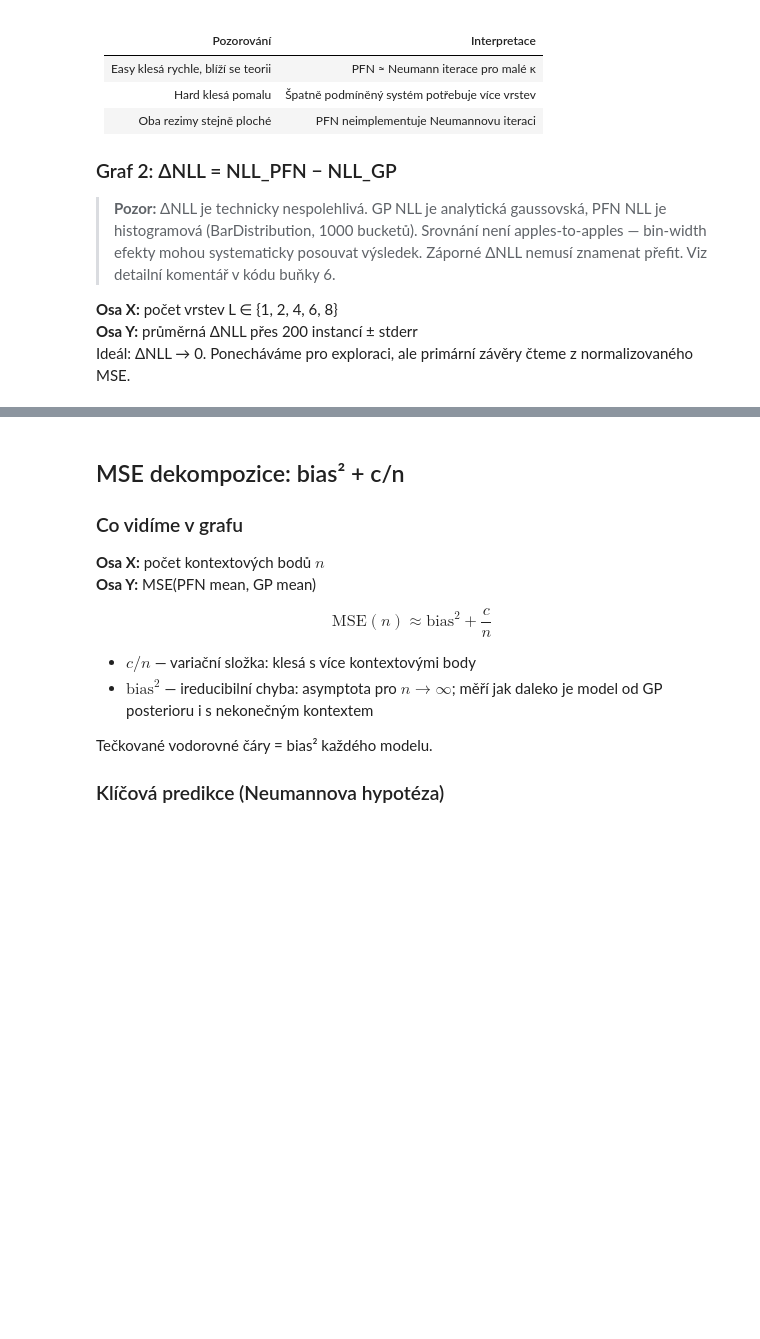
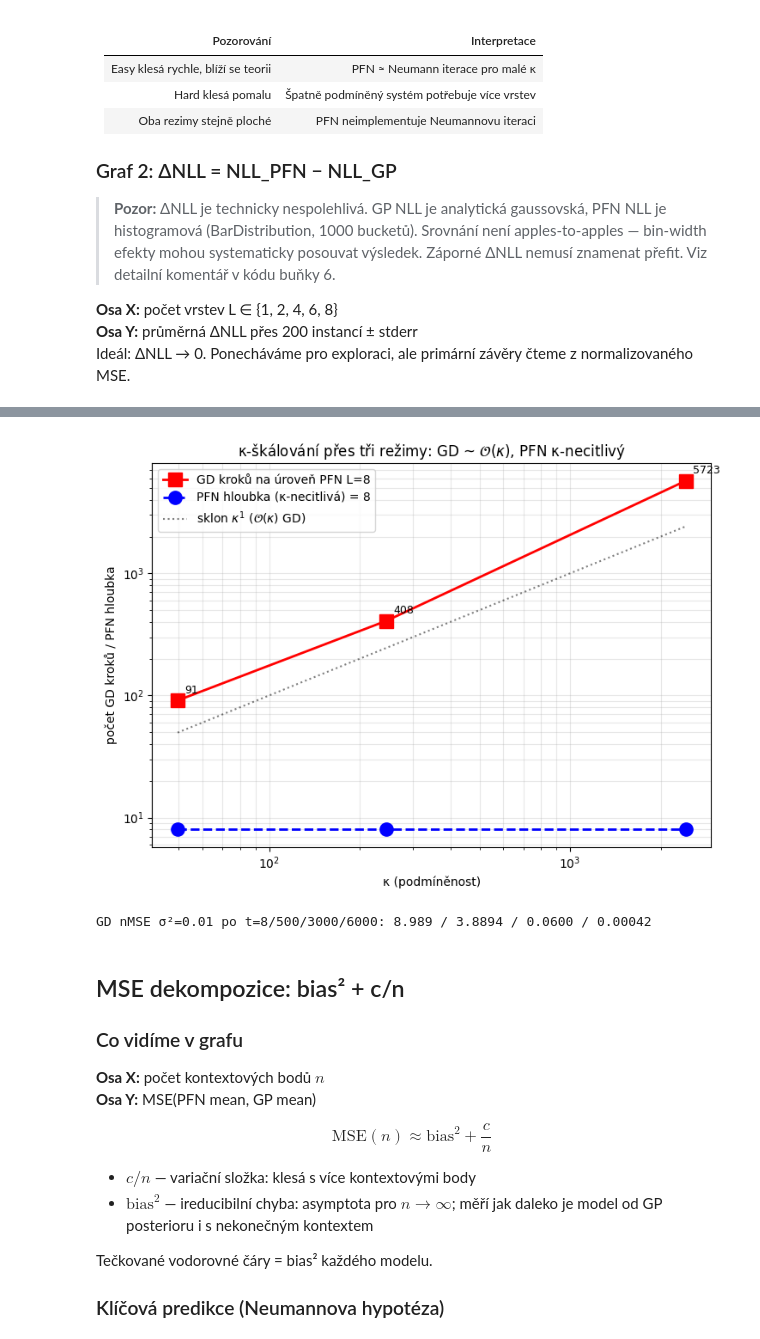
Before and after one commit to gulierus/VU_RG, a Jupyter notebook: experiments/Experiment_2_from_GP2.ipynb, the cells around one changed output, grey strips where cells are left out. Drawn from its saved outputs; the diff is of its cells as text; code cells hidden in the pictures; blank space fills up the shorter version.

```diff
--- a/experiments/Experiment_2_from_GP2.ipynb
+++ b/experiments/Experiment_2_from_GP2.ipynb
@@ -972,0 +1085,72 @@ Model             bias²        c  Bias signifikantní?
+# %%
+# =============================================================================
+# TIER 2 — čistší testy κ-závislosti  (body 4 + f review)
+# =============================================================================
+from scipy.stats import linregress
+
+# --- (b) PER-INSTANCE κ REGRESE ---
+# κ_i se liší napříč instancemi (náhodné rozmístění X). Uvnitř režimu regresujeme
+# log MSE_i(PFN,GP) na log κ_i, per hloubka. Neumann/GD hypotéza predikuje
+# STRMĚJŠÍ sklon u mělkých modelů (víc citlivé na podmíněnost).
+def per_instance_kappa_regression(models_dict, datasets, hps):
+    ls, noise, osc = hps['lengthscale'], hps['noise'], hps.get('outputscale', 1.0)
+    kappas = np.array([condition_number(tx.numpy().reshape(-1), ls, noise, osc)[0] for tx, *_ in datasets])
+    out = {}
+    for name, model in models_dict.items():
+        mses = []
+        for train_x, train_y, test_x, test_y in datasets:
+            tx = train_x.numpy().reshape(-1); ty = train_y.numpy().reshape(-1); te = test_x.numpy().reshape(-1)
+            gp = gp_exact_posterior_mean(tx, ty, te, ls, noise, osc)
+            pfn, _ = pfn_predict(model, train_x, train_y, test_x, device)
+            mses.append(float(np.mean((pfn - gp) ** 2)))
+        mses = np.array(mses)
+        m = (mses > 1e-12) & (kappas > 0)
+        r = linregress(np.log(kappas[m]), np.log(mses[m]))
+        out[name] = (r.slope, r.rvalue)
+    return out
+
+print("=" * 60); print("TIER 2 (b): per-instance κ regrese (sklon log MSE ~ log κ)"); print("=" * 60)
+reg_easy = per_instance_kappa_regression(EASY_MODELS, easy_datasets, EASY_HPS)
+reg_hard = per_instance_kappa_regression(HARD_MODELS, hard_datasets, HARD_HPS)
+print(f"{'Model':>10} | {'sklon Easy':>10} {'r':>6} | {'sklon Hard':>10} {'r':>6}")
+print("-" * 46)
+for name in EASY_MODELS:
+    se, re_ = reg_easy[name]; sh, rh = reg_hard[name]
+    print(f"{name:>10} | {se:>10.3f} {re_:>6.2f} | {sh:>10.3f} {rh:>6.2f}")
+
+# --- (f) TŘETÍ BOD κ: σ²=0.01 (κ~2300) ---
+print("\n" + "=" * 60); print("TIER 2 (f): třetí režim σ²=0.01 (κ~2300)"); print("=" * 60)
+XHARD_PATHS = {f'{L}-layer': os.path.join('models', 'pfn_fixed_hard', f'pfn_hard_{L}L.pth') for L in [1, 2, 4, 6, 8]}
+XHARD_MODELS = {n: load_for_inference(pth, device)[0] for n, pth in XHARD_PATHS.items() if os.path.exists(pth)}
+XHARD_HPS = {'lengthscale': 0.3, 'noise': 0.01, 'outputscale': 1.0}
+xhard_datasets = generate_datasets(N_INSTANCES, N_CONTEXT, N_TEST, XHARD_HPS)
+xhard_results = run_experiment(XHARD_MODELS, xhard_datasets, XHARD_HPS, label='[σ²=0.01]')
+gd_xhard_m, _ = gd_prediction_curve(xhard_datasets, XHARD_HPS, T=6000)   # κ~2300 → víc kroků
+kap_xhard = _kappa_mean(xhard_datasets, XHARD_HPS)
+pfn_xhard = {r['layers']: r['norm_mse'] for r in xhard_results.values()}
+eff_x = effective_gd_steps(pfn_xhard, gd_xhard_m)
+
+regimes = [('σ²=0.5', kap_easy, pfn_easy, eff_e), ('σ²=0.1', kap_hard, pfn_hard, eff_h),
+           ('σ²=0.01', kap_xhard, pfn_xhard, eff_x)]
+print(f"\n{'režim':>8} {'κ':>7} | {'PFN nMSE(L=8)':>13} {'~GD kroků(L=8)':>14}")
+print("-" * 48)
+for nm, kap, pfn, eff in regimes:
+    print(f"{nm:>8} {kap:>7.0f} | {pfn.get(8, float('nan')):>13.5f} {str(eff.get(8, '?')):>14}")
+
+# graf: GD kroků na úroveň PFN-L8 vs κ (log-log) — GD ~ O(κ), PFN κ-necitlivý
+def _num(v):
+    return float(str(v).replace('>', '').replace('<=', '')) if v not in (None,) else np.nan
+ks = [r[1] for r in regimes]
+gd_steps = [_num(r[3].get(8, np.nan)) for r in regimes]
+fig, ax = plt.subplots(figsize=(7.5, 5.5))
+ax.loglog(ks, gd_steps, 'rs-', lw=2, ms=11, label='GD kroků na úroveň PFN L=8')
+ax.loglog(ks, [8, 8, 8], 'bo--', lw=2, ms=11, label='PFN hloubka (κ-necitlivá) = 8')
+ax.loglog(ks, ks, 'k:', alpha=0.5, label='sklon $\\kappa^1$ ($\\mathcal{O}(\\kappa)$ GD)')
+for k, g in zip(ks, gd_steps):
+    ax.annotate(f'{g:.0f}', (k, g), textcoords='offset points', xytext=(6, 6), fontsize=9)
+ax.set_xlabel('κ (podmíněnost)'); ax.set_ylabel('počet GD kroků / PFN hloubka')
+ax.set_title('κ-škálování přes tři režimy: GD ~ $\\mathcal{O}(\\kappa)$, PFN κ-necitlivý')
+ax.legend(); ax.grid(True, which='both', alpha=0.3)
+plt.tight_layout(); plt.show()
+print(f"\nGD nMSE σ²=0.01 po t=8/500/3000/6000: {gd_xhard_m[7]:.3f} / {gd_xhard_m[499]:.4f} / {gd_xhard_m[2999]:.4f} / {gd_xhard_m[-1]:.5f}")
+# %% [output]
@@ -973,3 +1174,5 @@ Model             bias²        c  Bias signifikantní?
+[figure, added]
+GD nMSE σ²=0.01 po t=8/500/3000/6000: 8.989 / 3.8894 / 0.0600 / 0.00042
 # %% [markdown]
 ## MSE dekompozice: bias² + c/n
 
```
Also changed, not shown: parts of 11 cells of this notebook, 31 other files.
